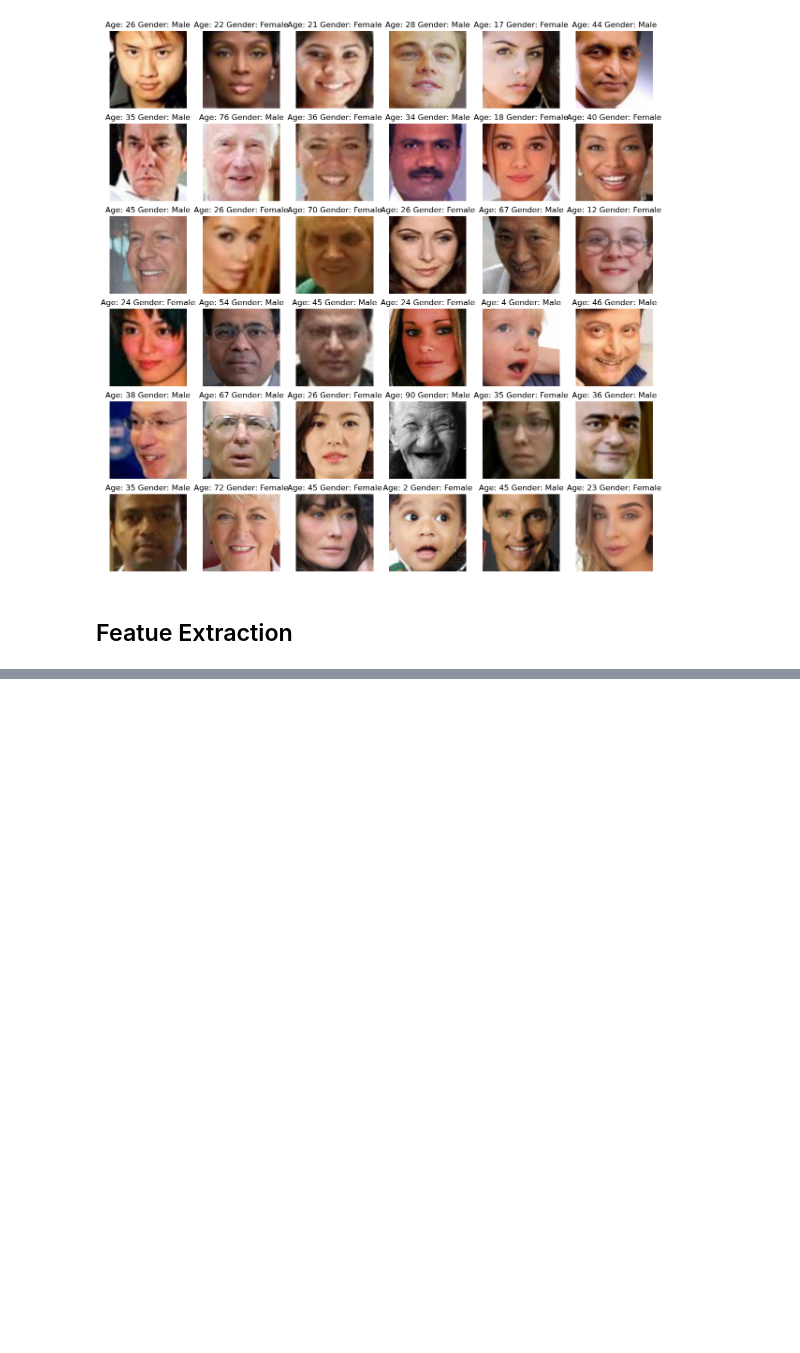
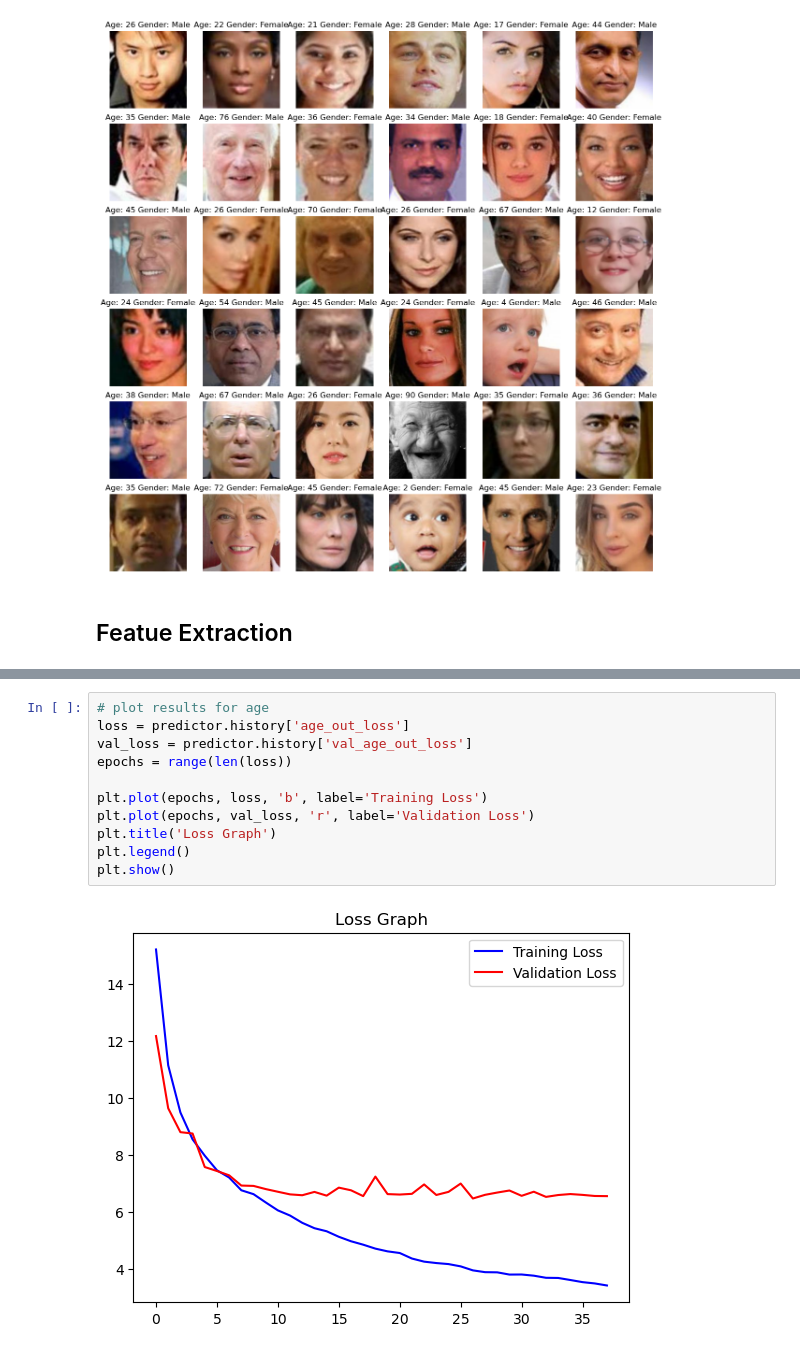
Before and after one commit to ronitttm/Gender-Age-Detection-System, a Jupyter notebook: gender-age-detection.ipynb, the cells around one changed output, grey strips where cells are left out. Cells and saved outputs as stored; diff of their text form; blank space fills up the shorter version.

```diff
--- a/gender-age-detection.ipynb
+++ b/gender-age-detection.ipynb
@@ -97,0 +208,13 @@ for index, file, age, gender in files.itertuples():
+# %%
+# plot results for age
+loss = predictor.history['age_out_loss']
+val_loss = predictor.history['val_age_out_loss']
+epochs = range(len(loss))
+
+plt.plot(epochs, loss, 'b', label='Training Loss')
+plt.plot(epochs, val_loss, 'r', label='Validation Loss')
+plt.title('Loss Graph')
+plt.legend()
+plt.show()
+# %% [output]
+[figure, added]
```
Also changed, not shown: parts of 23 cells of this notebook.
